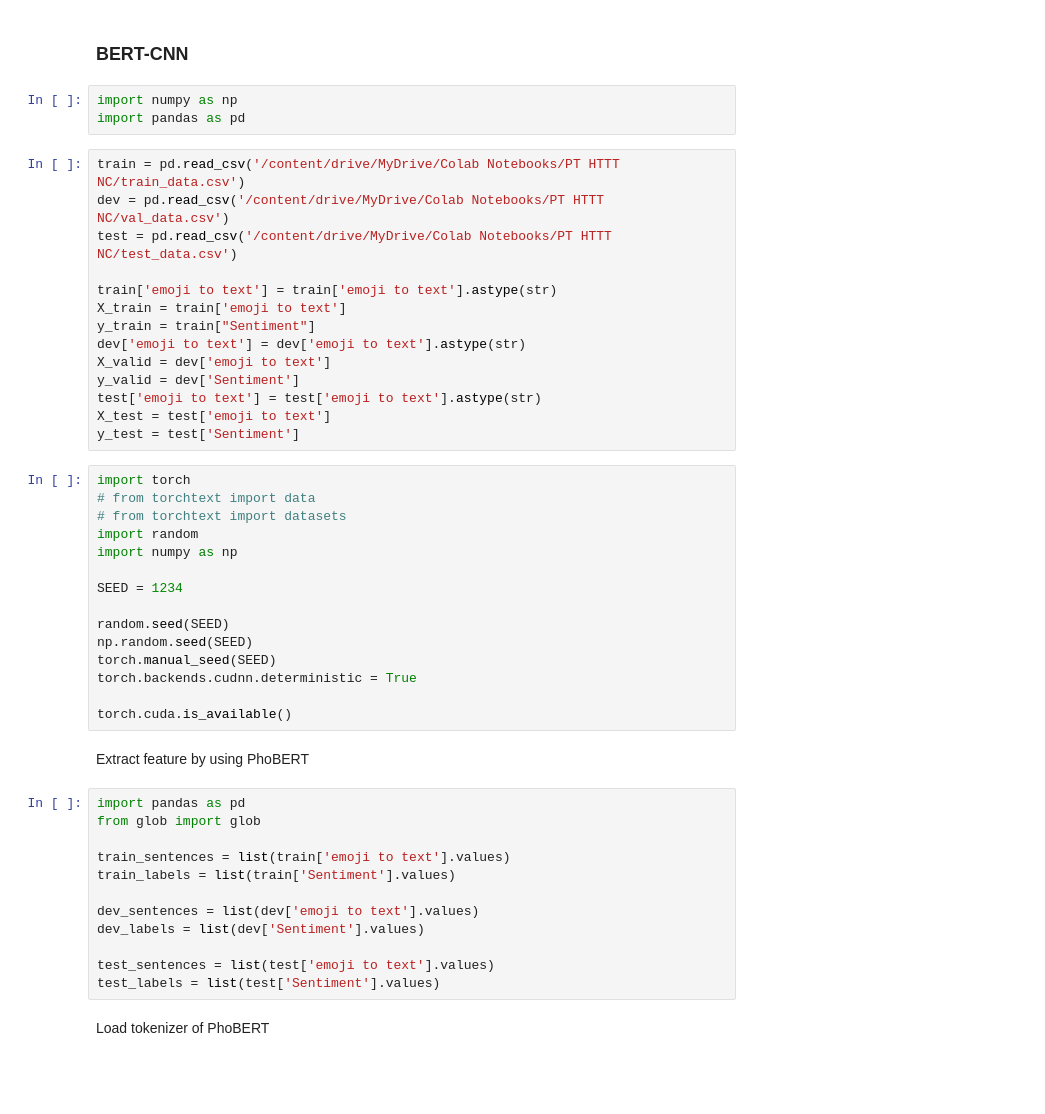
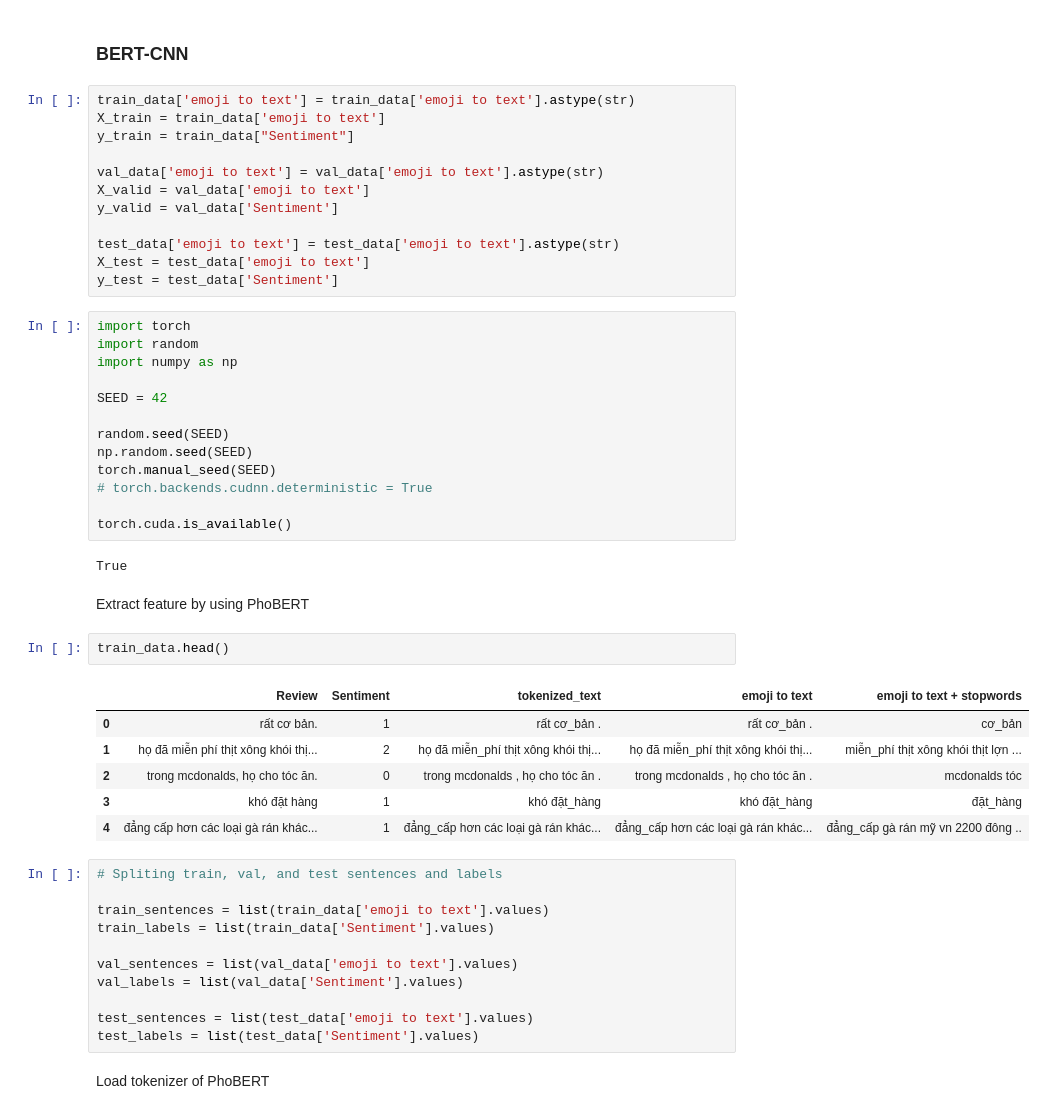
Before and after one commit to tranthanhbinh1/llm-data-aug, a Jupyter notebook: notebooks/llm_data_aug.ipynb, the cells around one changed output. Drawn from its saved outputs; the diff is of its cells as text; blank space fills up the shorter version.

```diff
--- a/notebooks/llm_data_aug.ipynb
+++ b/notebooks/llm_data_aug.ipynb
@@ -3059,52 +3063,55 @@ model_path = '/content/drive/MyDrive/Colab Notebooks/PT HTTT NC/MODEL/svc_mpickl
 with open(model_path, 'wb') as file: pickle.dump(svc_model, file)
 # %% [markdown]
 ### BERT-CNN
-# %%
-import numpy as np
-import pandas as pd
 # %%
-train = pd.read_csv('/content/drive/MyDrive/Colab Notebooks/PT HTTT NC/train_data.csv')
-dev = pd.read_csv('/content/drive/MyDrive/Colab Notebooks/PT HTTT NC/val_data.csv')
-test = pd.read_csv('/content/drive/MyDrive/Colab Notebooks/PT HTTT NC/test_data.csv')
+train_data['emoji to text'] = train_data['emoji to text'].astype(str)
+X_train = train_data['emoji to text']
+y_train = train_data["Sentiment"]
 
-train['emoji to text'] = train['emoji to text'].astype(str)
-X_train = train['emoji to text']
-y_train = train["Sentiment"]
-dev['emoji to text'] = dev['emoji to text'].astype(str)
-X_valid = dev['emoji to text']
-y_valid = dev['Sentiment']
-test['emoji to text'] = test['emoji to text'].astype(str)
-X_test = test['emoji to text']
-y_test = test['Sentiment']
+val_data['emoji to text'] = val_data['emoji to text'].astype(str)
+X_valid = val_data['emoji to text']
+y_valid = val_data['Sentiment']
+
+test_data['emoji to text'] = test_data['emoji to text'].astype(str)
+X_test = test_data['emoji to text']
+y_test = test_data['Sentiment']
 # %%
 import torch
-# from torchtext import data
-# from torchtext import datasets
 import random
 import numpy as np
 
-SEED = 1234
+SEED = 42
 
 random.seed(SEED)
 np.random.seed(SEED)
 torch.manual_seed(SEED)
-torch.backends.cudnn.deterministic = True
+# torch.backends.cudnn.deterministic = True
 
 torch.cuda.is_available()
+# %% [output]
+True
 # %% [markdown]
 Extract feature by using PhoBERT
+# %%
+train_data.head()
+# %% [output]
+|  | Review | Sentiment | tokenized_text | emoji to text | emoji to text + stopwords |
+| 0 | rất cơ bản. | 1 | rất cơ_bản . | rất cơ_bản . | cơ_bản |
+| 1 | họ đã miễn phí thịt xông khói thị... | 2 | họ đã miễn_phí thịt xông khói thị... | họ đã miễn_phí thịt xông khói thị... | miễn_phí thịt xông khói thịt lợn ... |
+| 2 | trong mcdonalds, họ cho tóc ăn. | 0 | trong mcdonalds , họ cho tóc ăn . | trong mcdonalds , họ cho tóc ăn . | mcdonalds tóc |
+| 3 | khó đặt hàng | 1 | khó đặt_hàng | khó đặt_hàng | đặt_hàng |
+| 4 | đẳng cấp hơn các loại gà rán khác... | 1 | đẳng_cấp hơn các loại gà rán khác... | đẳng_cấp hơn các loại gà rán khác... | đẳng_cấp gà rán mỹ vn 2200 đông .. |
 # %%
-import pandas as pd
-from glob import glob
+# Spliting train, val, and test sentences and labels
 
-train_sentences = list(train['emoji to text'].values)
-train_labels = list(train['Sentiment'].values)
+train_sentences = list(train_data['emoji to text'].values)
+train_labels = list(train_data['Sentiment'].values)
 
-dev_sentences = list(dev['emoji to text'].values)
-dev_labels = list(dev['Sentiment'].values)
+val_sentences = list(val_data['emoji to text'].values)
+val_labels = list(val_data['Sentiment'].values)
 
-test_sentences = list(test['emoji to text'].values)
-test_labels = list(test['Sentiment'].values)
+test_sentences = list(test_data['emoji to text'].values)
+test_labels = list(test_data['Sentiment'].values)
 # %% [markdown]
 Load tokenizer of PhoBERT
 # %%
```
Also changed, not shown: parts of 18 cells of this notebook.
